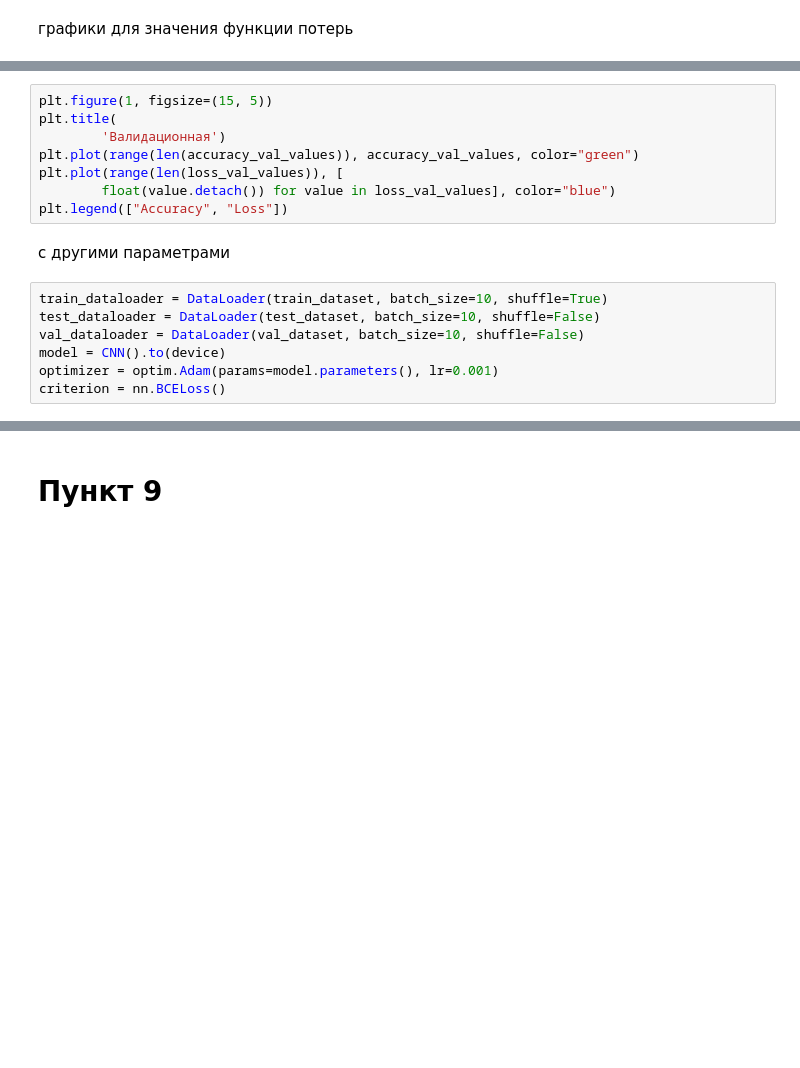
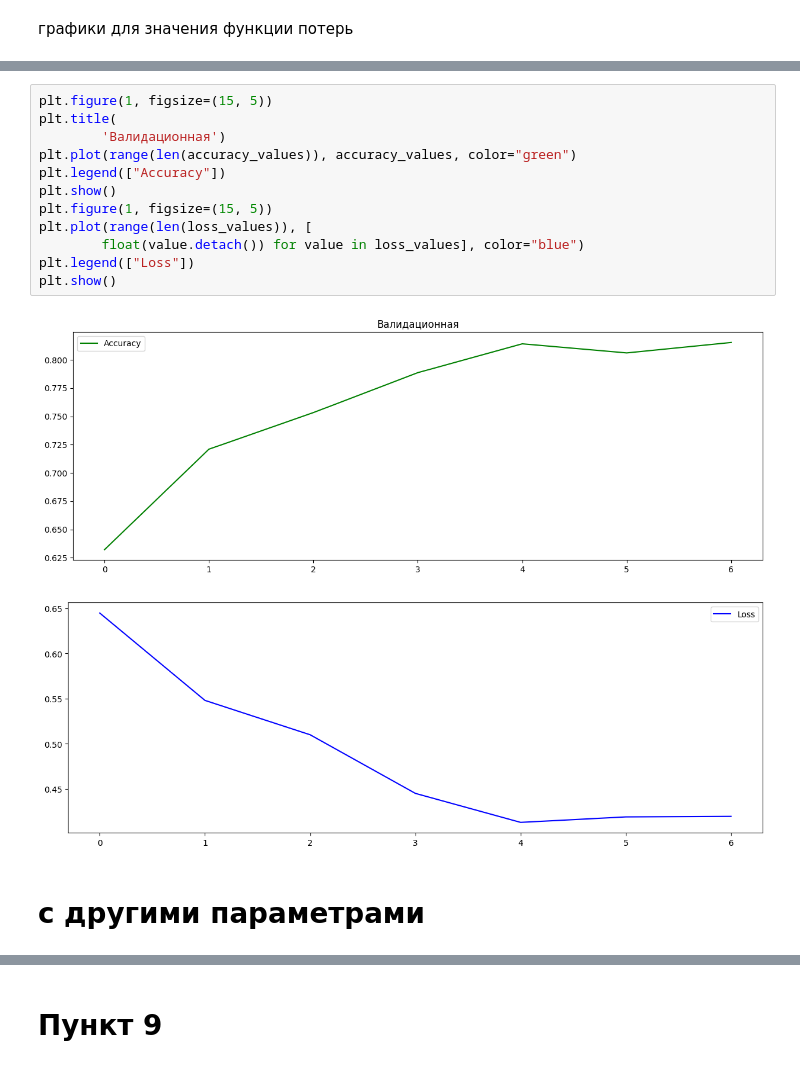
Before and after one commit to negniy/lab3_py, a Jupyter notebook: new.ipynb, the cells around one changed output, grey strips where cells are left out. Drawn from its saved outputs; the diff is of its cells as text; blank space fills up the shorter version.

```diff
--- a/new.ipynb
+++ b/new.ipynb
@@ -249,17 +280,17 @@ plt.legend(["Accuracy", "Loss"])
 # %%
 plt.figure(1, figsize=(15, 5))
 plt.title(
         'Валидационная')
-plt.plot(range(len(accuracy_val_values)), accuracy_val_values, color="green")
-plt.plot(range(len(loss_val_values)), [
-        float(value.detach()) for value in loss_val_values], color="blue")
-plt.legend(["Accuracy", "Loss"])
+plt.plot(range(len(accuracy_values)), accuracy_values, color="green")
+plt.legend(["Accuracy"])
+plt.show()
+plt.figure(1, figsize=(15, 5))
+plt.plot(range(len(loss_values)), [
+        float(value.detach()) for value in loss_values], color="blue")
+plt.legend(["Loss"])
+plt.show()
+# %% [output]
+[figure, added]
+[figure, added]
 # %% [markdown]
-с другими параметрами
+# с другими параметрами
-# %%
-train_dataloader = DataLoader(train_dataset, batch_size=10, shuffle=True)
-test_dataloader = DataLoader(test_dataset, batch_size=10, shuffle=False)
-val_dataloader = DataLoader(val_dataset, batch_size=10, shuffle=False)
-model = CNN().to(device)
-optimizer = optim.Adam(params=model.parameters(), lr=0.001)
-criterion = nn.BCELoss()
```
Also changed, not shown: parts of 28 cells of this notebook, 3 other files.
